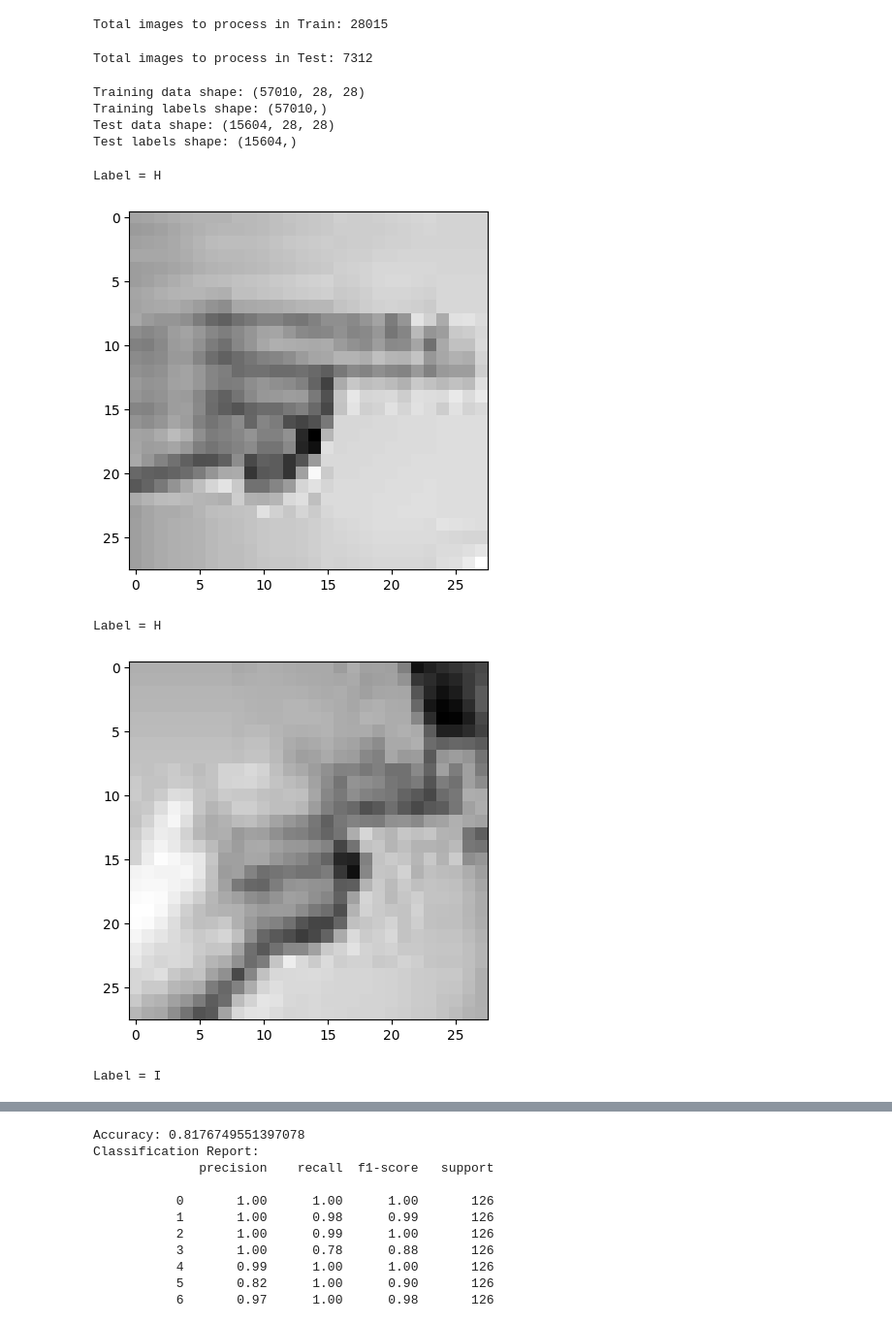
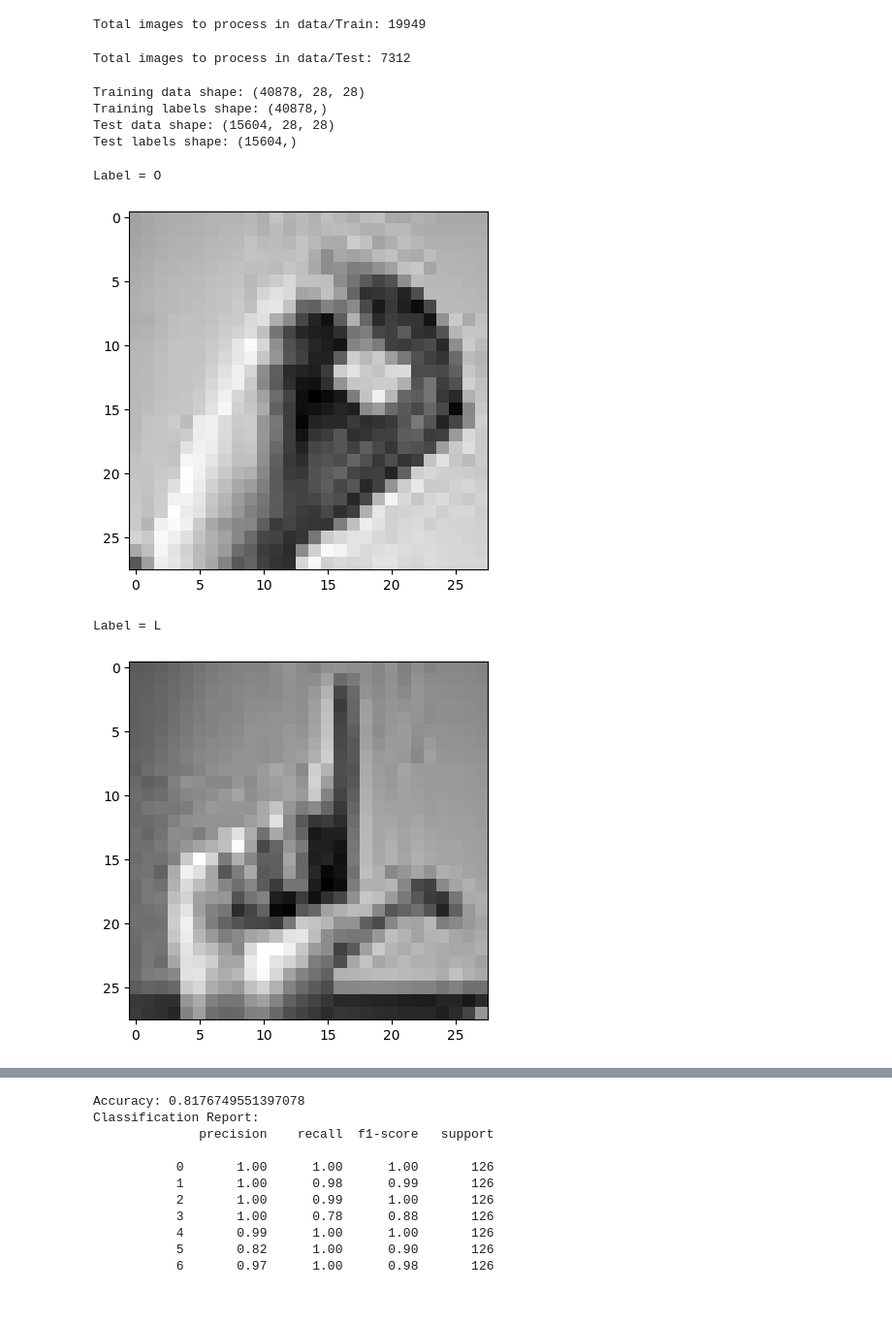
Before and after one commit to tm-hoangnguyen/Image-Classification-for-Hand-Signals, a Jupyter notebook: Project Code.ipynb, the cells around one changed output, grey strips where cells are left out. Shown: that part at 97% size. Drawn from its saved outputs; the diff is of its cells as text; code cells hidden in the pictures.

```diff
--- a/Project Code.ipynb
+++ b/Project Code.ipynb
@@ -20,11 +16,11 @@ from sklearn.metrics import accuracy_score, classification_report
 ## Data Loading ##
 
 # Random seed
-np.random.seed(42069)
+np.random.seed(3579)
 
 # Paths to directory
-training_set_dir = "Train"
-test_set_dir = "Test"
+training_set_dir = "data/Train"
+test_set_dir = "data/Test"
 
 # Initialize lists for training and testing data
 x_train = []
@@ -44,9 +40,7 @@ def process_directory(directory, is_train=True):
 
     # Image augmentation
     def augment_image(img):
-        # rand_degrees = random.randint(-180, 180)
-        # img_rotated = img.rotate(rand_degrees)
-        # img_flipped = img.transpose(Image.FLIP_LEFT_RIGHT)
+        # enhance brightness to simulate different lighting conditions
         enhancer = ImageEnhance.Brightness(img)
         brightness_increase = random.uniform(1, 1.75)
         img_bright = enhancer.enhance(brightness_increase)
@@ -102,26 +96,22 @@ print("Training labels shape:", y_train.shape)
 print("Test data shape:", x_test.shape)
 print("Test labels shape:", y_test.shape)
 # %% [output]
-Total images to process in Train: 28015
+Total images to process in data/Train: 19949
-Total images to process in Test: 7312
+Total images to process in data/Test: 7312
-Training data shape: (57010, 28, 28)
-Training labels shape: (57010,)
+Training data shape: (40878, 28, 28)
+Training labels shape: (40878,)
 Test data shape: (15604, 28, 28)
 Test labels shape: (15604,)
 # %%
 # Examples
 plt.imshow(x_train[10000], cmap='gray')
 print('Label =',y_train[10000])
 plt.show()
-plt.imshow(x_train[10003], cmap='gray')
-print('Label =',y_train[10003])
+plt.imshow(x_train[15000], cmap='gray')
+print('Label =',y_train[15000])
 plt.show()
-plt.imshow(x_train[4], cmap='gray')
-print('Label =',y_train[4])
-plt.show()
 # %% [output]
-Label = H
+Label = O
-[figure, old version]
+[figure, new version]
-Label = H
+Label = L
-[figure, old version]
+[figure, new version]
-Label = I
```
Also changed, not shown: parts of 9 cells of this notebook, 1 other file.
